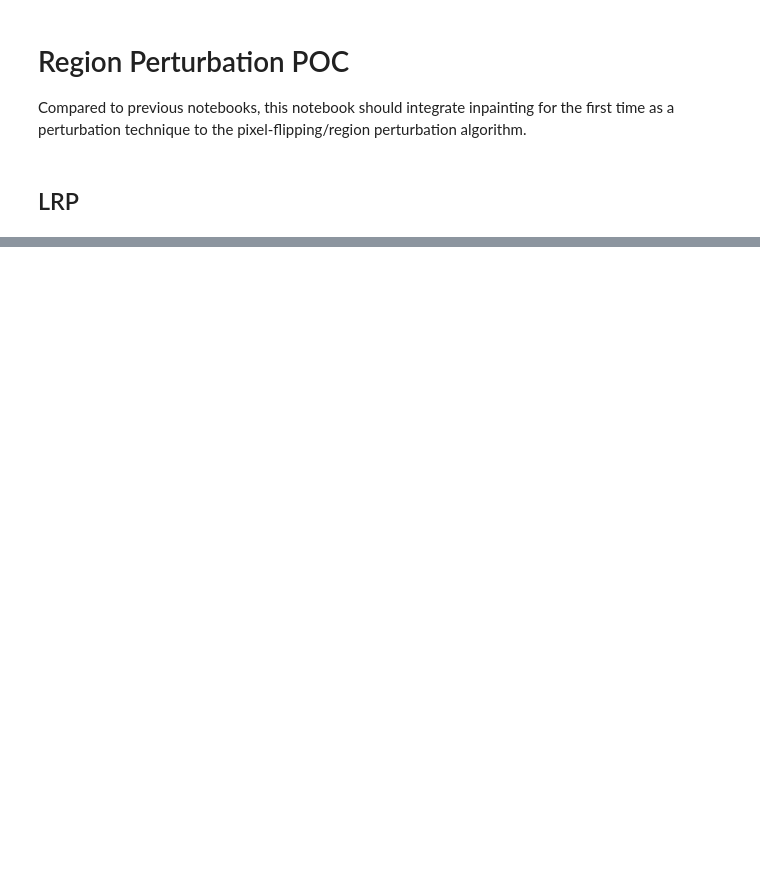
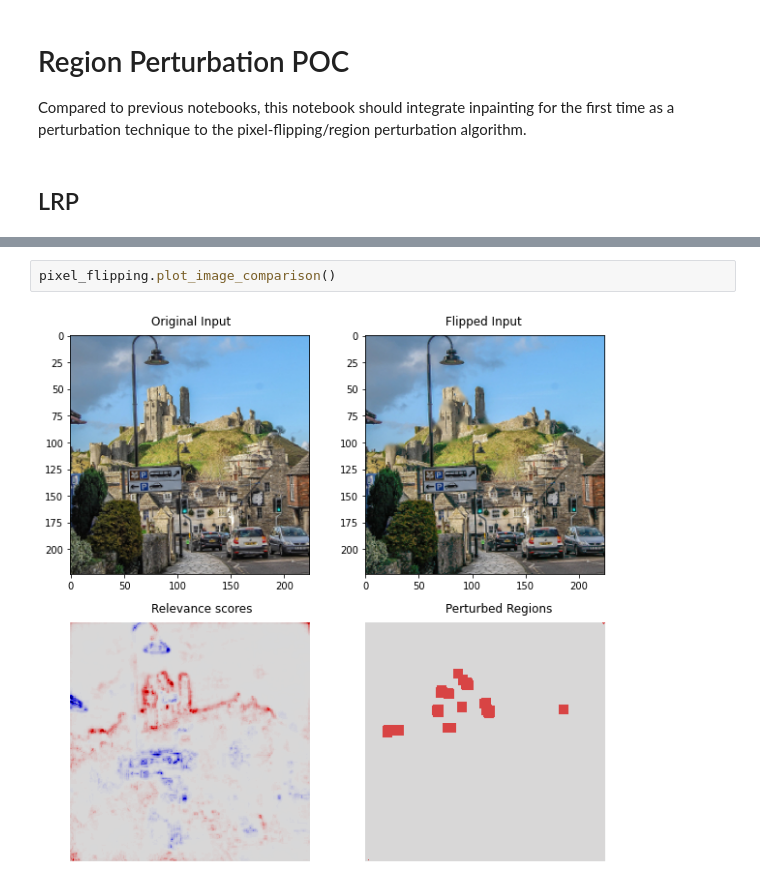
Before and after one commit to rodrigobdz/lrp, a Jupyter notebook: experiments/region-perturbation/1-region-perturbation-poc.ipynb, the cells around one changed output, grey strips where cells are left out. Drawn from its saved outputs; the diff is of its cells as text; blank space fills up the shorter version.

```diff
--- a/experiments/region-perturbation/1-region-perturbation-poc.ipynb
+++ b/experiments/region-perturbation/1-region-perturbation-poc.ipynb
@@ -108,0 +108,4 @@ Try region perturbation with inpainting enabled.
+# %%
+pixel_flipping.plot_image_comparison()
+# %% [output]
+[figure, added]
```
Also changed, not shown: parts of 4 cells of this notebook, 1 other file.
